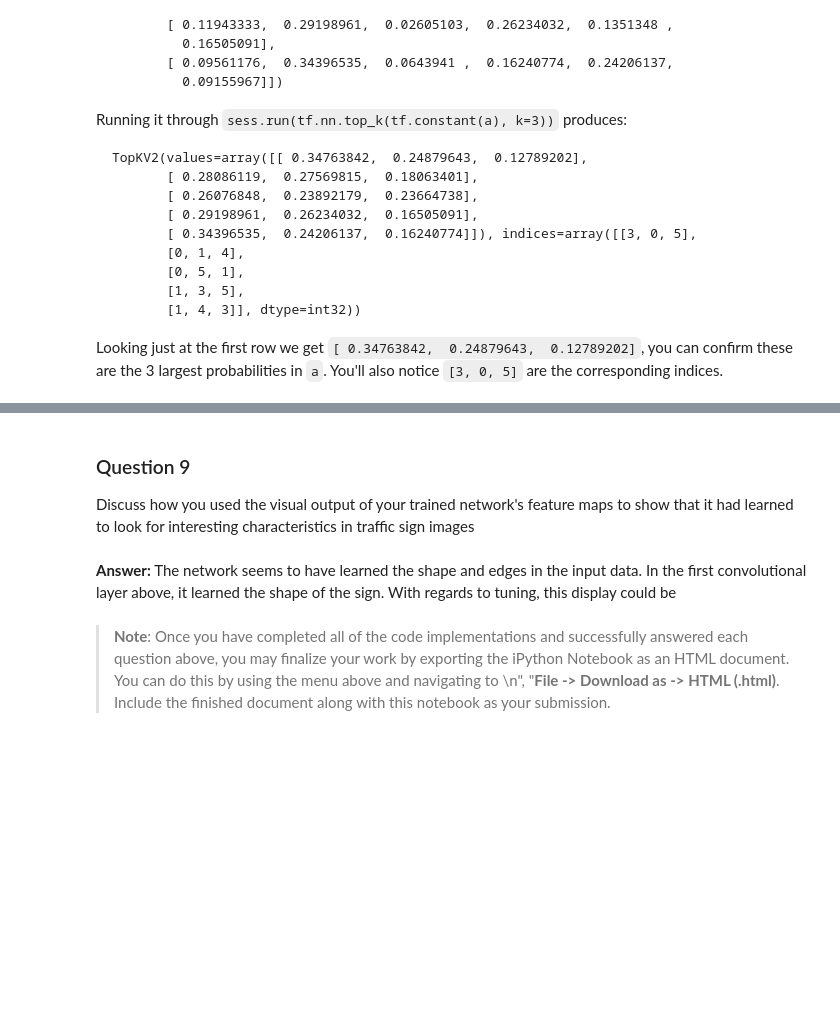
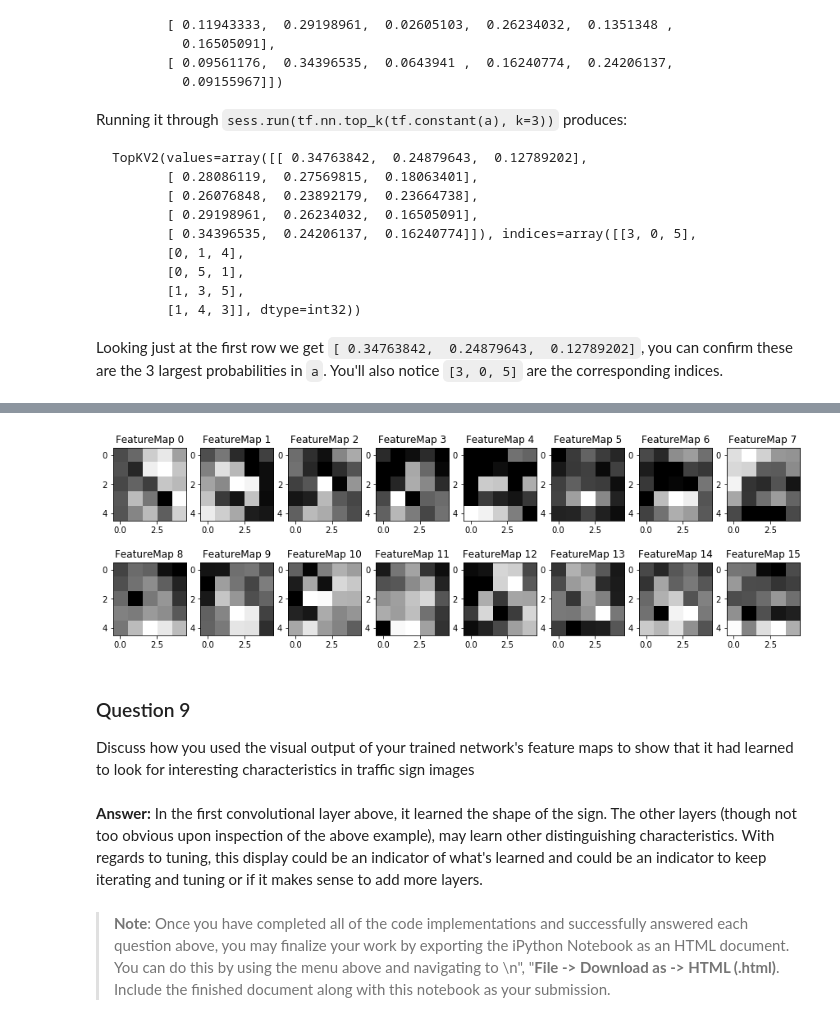
Before and after one commit to timotdsantos/CarND-Traffic-Sign-Classifier-Project, a Jupyter notebook: Traffic_Sign_Classifier.ipynb, the cells around one changed output, grey strips where cells are left out. Saved outputs shown, nothing was run; the diff lists cells and outputs as text; code cells hidden in the pictures; blank space fills up the shorter version.

```diff
--- a/Traffic_Sign_Classifier.ipynb
+++ b/Traffic_Sign_Classifier.ipynb
@@ -579,10 +584,17 @@ with tf.Session() as sess:
+# %%
+# logits.consumerssumerscon
+with tf.Session() as sess:
+    saver.restore(sess, tf.train.latest_checkpoint('.'))
+    outputFeatureMap(x_ext_test,conv2)
+# %% [output]
+[figure, added]
 # %% [markdown]
 ### Question 9
 
 Discuss how you used the visual output of your trained network's feature maps to show that it had learned to look for interesting characteristics in traffic sign images
-# %% [markdown]
-**Answer:**
-The network seems to have learned the shape and edges in the input data. In the first convolutional layer above, it learned the shape of the sign. With regards to tuning, this display could be
+# %% [markdown]
+**Answer:**
+In the first convolutional layer above, it learned the shape of the sign. The other layers (though not too obvious upon inspection of the above example), may learn other distinguishing characteristics. With regards to tuning, this display could be an indicator of what's learned and could be an indicator to keep iterating and tuning or if it makes sense to add more layers.
 # %% [markdown]
 > **Note**: Once you have completed all of the code implementations and successfully answered each question above, you may finalize your work by exporting the iPython Notebook as an HTML document. You can do this by using the menu above and navigating to  \n",
     "**File -> Download as -> HTML (.html)**. Include the finished document along with this notebook as your submission.
```
Also changed, not shown: parts of 8 cells of this notebook.
